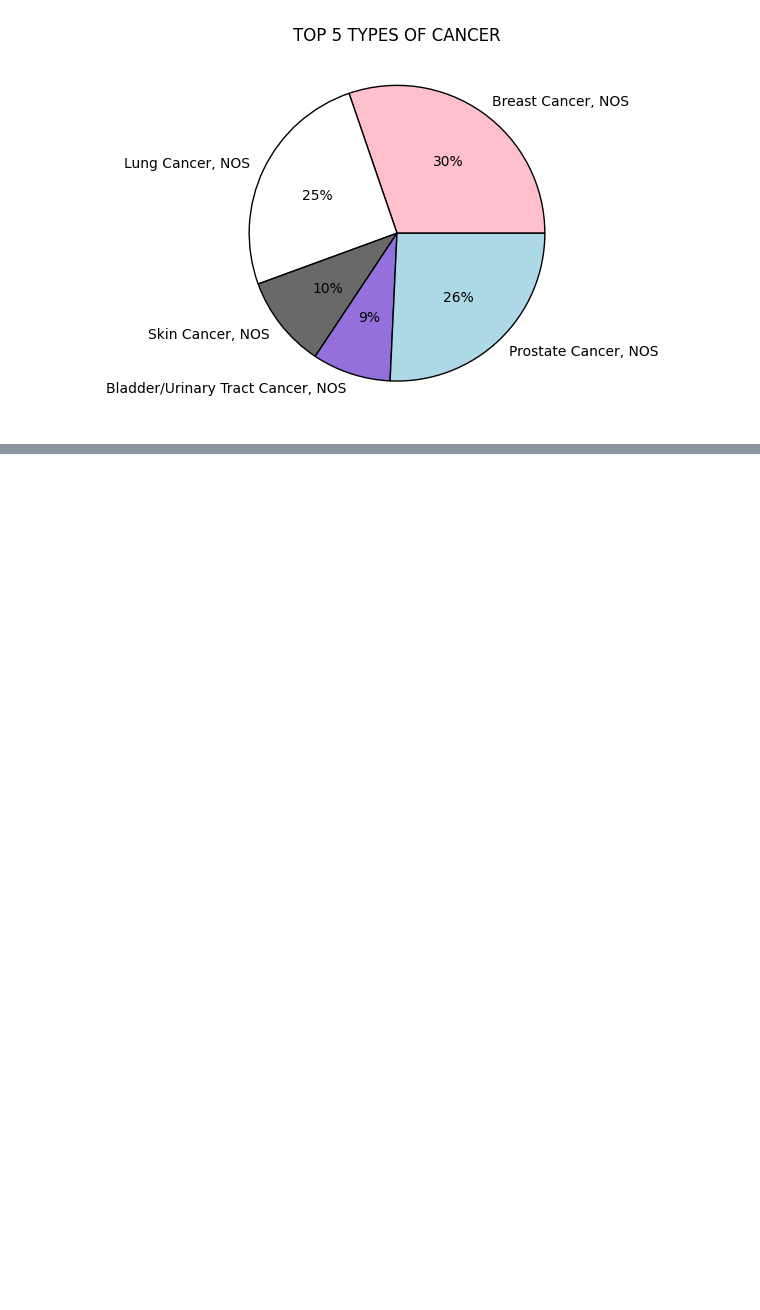
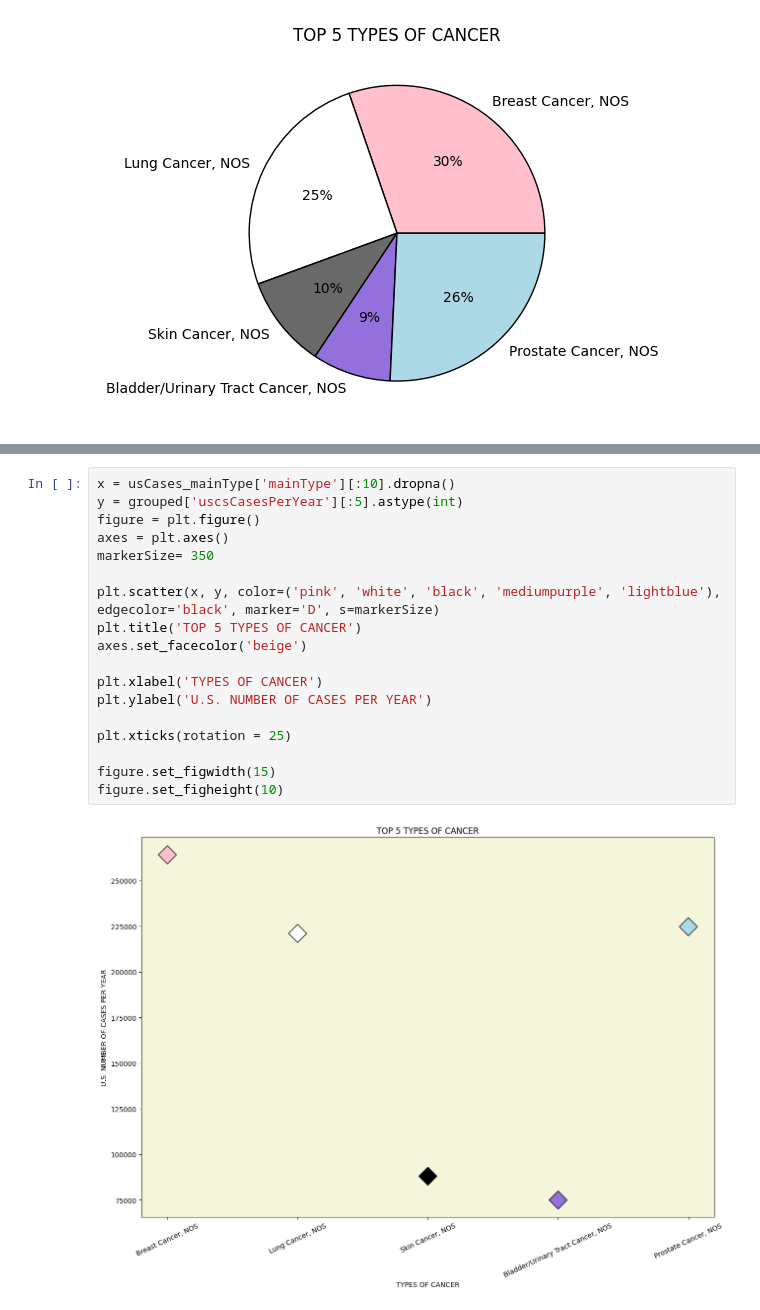
Before and after one commit to blwishom/etav_project, a Jupyter notebook: etav.ipynb, the cells around one changed output, grey strips where cells are left out. Cells and saved outputs as stored; diff of their text form; blank space fills up the shorter version.

```diff
--- a/etav.ipynb
+++ b/etav.ipynb
@@ -225,0 +243,20 @@ Text(0.5, 1.0, 'TOP 5 TYPES OF CANCER')
+# %%
+x = usCases_mainType['mainType'][:10].dropna()
+y = grouped['uscsCasesPerYear'][:5].astype(int)
+figure = plt.figure()
+axes = plt.axes()
+markerSize= 350
+
+plt.scatter(x, y, color=('pink', 'white', 'black', 'mediumpurple', 'lightblue'), edgecolor='black', marker='D', s=markerSize)
+plt.title('TOP 5 TYPES OF CANCER')
+axes.set_facecolor('beige')
+
+plt.xlabel('TYPES OF CANCER')
+plt.ylabel('U.S. NUMBER OF CASES PER YEAR')
+
+plt.xticks(rotation = 25)
+
+figure.set_figwidth(15)
+figure.set_figheight(10)
+# %% [output]
+[figure, added]
```
Also changed, not shown: parts of 3 cells of this notebook.
